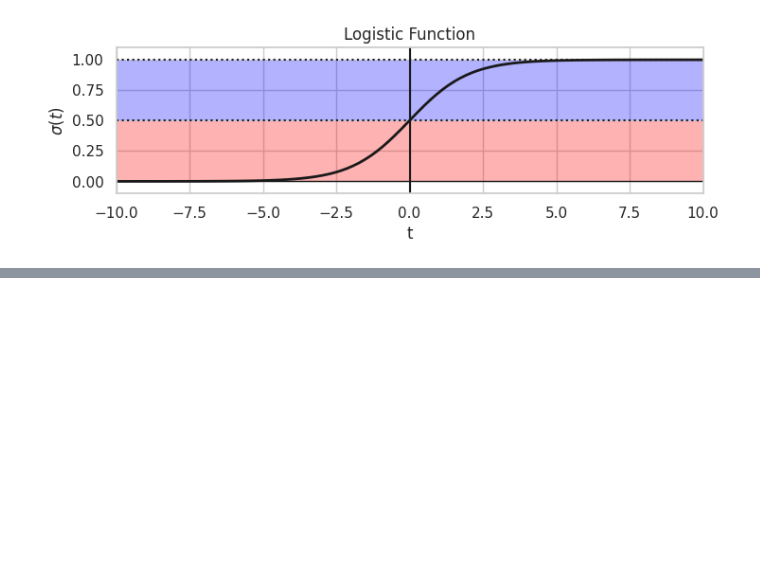
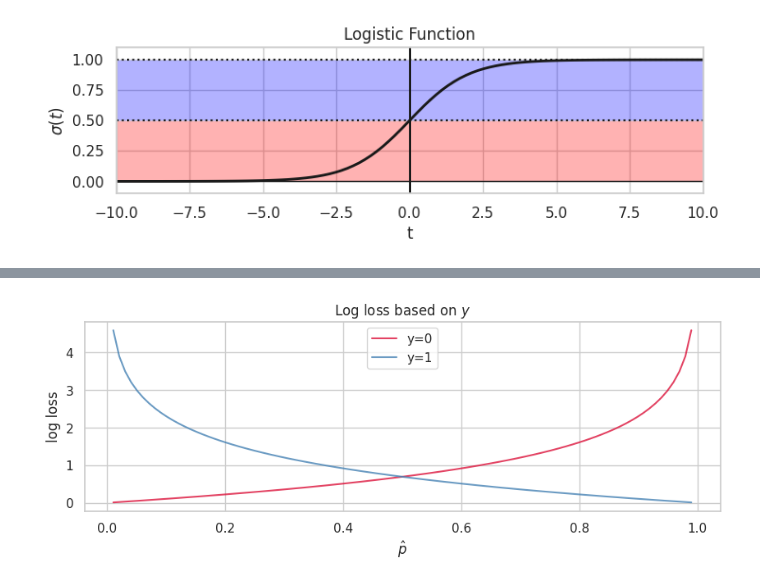
Before and after one commit to mshajarrazip/ML-Algorithm-Study, a Jupyter notebook: logistic-regression.ipynb, the cells around one changed output, grey strips where cells are left out. Drawn from its saved outputs; the diff is of its cells as text; code cells hidden in the pictures; blank space fills up the shorter version.

```diff
--- a/logistic-regression.ipynb
+++ b/logistic-regression.ipynb
@@ -50,0 +64,19 @@ plt.show()
+# %%
+p = np.linspace(0, 1, 100).reshape(-1,1)
+y_1 = np.ones((100, 1))
+y_0 = np.zeros((100, 1))
+
+
+c_1 = -y_1*np.log(p) - (1-y_1)*np.log(1-p)
+c_0 = -y_0*np.log(p) - (1-y_0)*np.log(1-p)
+
+_, ax = plt.subplots(figsize=(10, 3))
+ax.plot(p, c_0, color='crimson', label='y=0', alpha=0.8)
+ax.plot(p, c_1, color='steelblue', label='y=1', alpha=0.8)
+ax.set_xlabel('$\hat{p}$')
+ax.set_ylabel('log loss')
+ax.set_title('Log loss based on $y$')
+plt.legend()
+plt.show()
+# %% [output]
+[figure, added]
```
Also changed, not shown: parts of 3 cells of this notebook.
